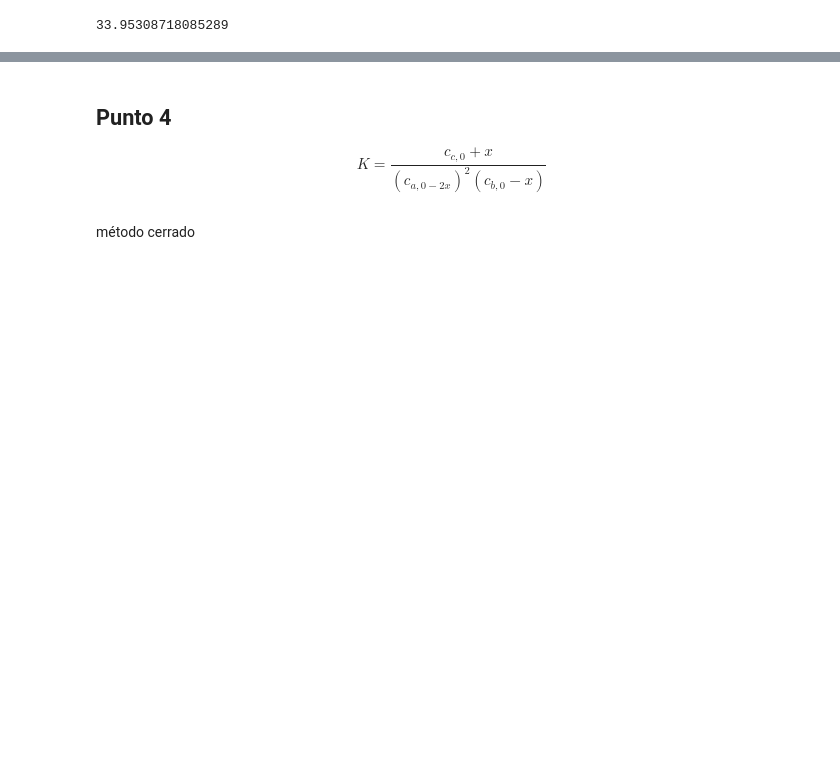
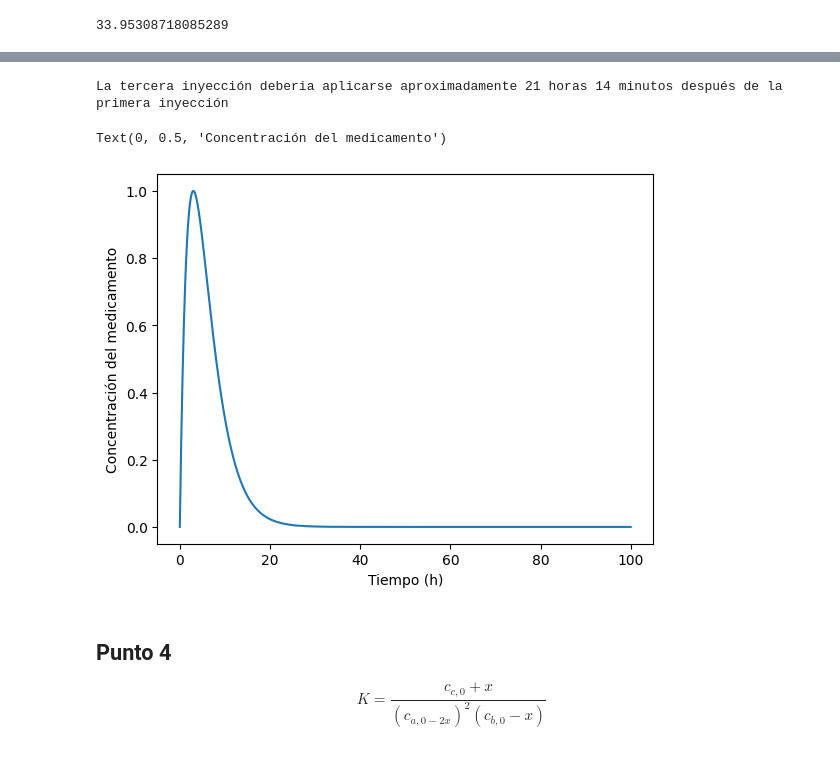
Before and after one commit to ElCabris/numerical-methods, a Jupyter notebook: taller_1/solution.ipynb, the cells around one changed output, grey strips where cells are left out. Drawn from its saved outputs; the diff is of its cells as text; code cells hidden in the pictures; blank space fills up the shorter version.

```diff
--- a/taller_1/solution.ipynb
+++ b/taller_1/solution.ipynb
@@ -154,0 +213,4 @@ assert pm.absolute_error(c_t(result), c) <= tol
+# %%
+eq = sp.Eq(c_t_3, 1)
+sol = sp.solve(eq, A)
+sol
@@ -154,0 +234,3 @@ assert pm.absolute_error(c_t(result), c) <= tol
+# %%
+A = sol[0]
+c_t_ = lambda t: A * t * math.exp((-1 * t) / 3)
@@ -155,3 +286,21 @@ assert pm.absolute_error(c_t(result), c) <= tol
+# %%
+print("La tercera inyección deberia aplicarse aproximadamente 21 horas 14 minutos después de la primera inyección")
+# %% [output]
+La tercera inyección deberia aplicarse aproximadamente 21 horas 14 minutos después de la primera inyección
+# %%
+interval = np.linspace(0, 100, 1000)
+# %%
+values = []
+for i in interval:
+    values.append(c_t_(i))
+# %%
+plt.plot(interval, values)
+plt.title("")
+plt.xlabel("Tiempo (h)")
+plt.ylabel("Concentración del medicamento")
+# %% [output]
+Text(0, 0.5, 'Concentración del medicamento')
+[figure, added]
 # %% [markdown]
 ## Punto 4
 $$
@@ -168,2 +308,0 @@ def K_x(x: float, ca0: float = c_a0, cb0: float = c_b0, cc0: float = c_c0) -> fl
-# %% [markdown]
-método cerrado
```
Also changed, not shown: parts of 58 cells of this notebook, 1 other file.
